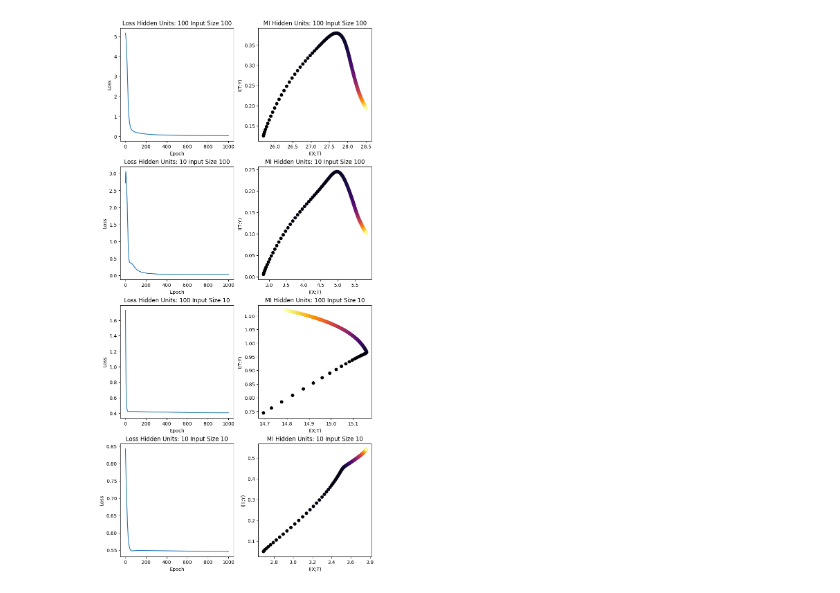
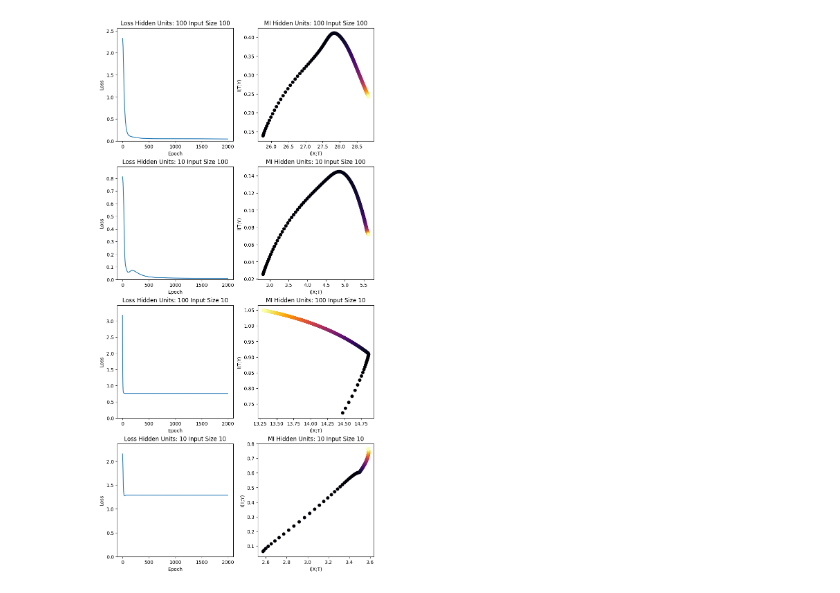
Before and after one commit to ThomasWalker1/Generalization-of-Neural-Networks, a Jupyter notebook: Generalization in Deep Learning/Information/student_teacher_network.ipynb, the cells around one changed output. Cells and saved outputs as stored; diff of their text form; code cells hidden in the pictures.

```diff
--- a/Generalization in Deep Learning/Information/student_teacher_network.ipynb
+++ b/Generalization in Deep Learning/Information/student_teacher_network.ipynb
@@ -24,8 +24,8 @@ def network_parameters(model):
 class NeuralNet(nn.Module):
     def __init__(self, input_size, hidden_size, output_size):
         super(NeuralNet, self).__init__()
-        self.input_layer = nn.Linear(input_size, hidden_size)
-        self.output_layer = nn.Linear(hidden_size, output_size)
+        self.input_layer = nn.Linear(input_size, hidden_size,bias=False)
+        self.output_layer = nn.Linear(hidden_size, output_size,bias=False)
 
     def forward(self, x):
         x = self.input_layer(x)
@@ -94,7 +94,7 @@ SIGMA_0=1
 SIGMA_W=1
 SIGMA_MI=1
 OUTPUT_SIZE=1
-NUM_EPOCHS=1000
+NUM_EPOCHS=2000
 # %%
 fig, axs = plt.subplots(4,2, figsize=(8,16),layout='constrained')
 
@@ -108,11 +108,12 @@ for k, row in enumerate(axs):
     row[0].plot(el,ll)
     row[0].set_xlabel('Epoch')
     row[0].set_ylabel('Loss')
+    row[0].set_ylim(0,max(ll)*1.1)
     row[0].set_title('Loss Hidden Units: {} Input Size {}'.format(HIDDEN_UNITS[k],INPUT_SIZE[k]))
     row[1].scatter(MI_XT_l,MI_TY_l,c=el,cmap=cm)
     row[1].set_xlabel('I(X;T)')
     row[1].set_ylabel('I(T;Y)')
     row[1].set_title('MI Hidden Units: {} Input Size {}'.format(HIDDEN_UNITS[k],INPUT_SIZE[k]))
 
-plt.savefig('plots/MIplots.png')
+#plt.savefig('plots/MIplots.png')
 # %% [output]
@@ -136 +137 @@ Epoch 1000: Loss 0.5463458895683289
-[figure, old version]
+[figure, new version]
```
Also changed, not shown: parts of 1 cell of this notebook, 1 other file.
